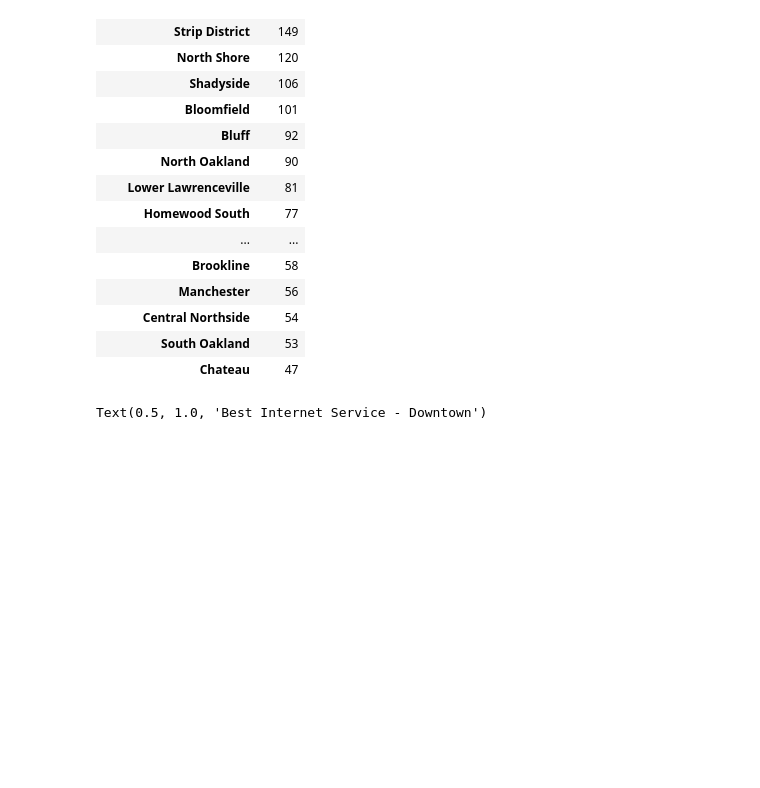
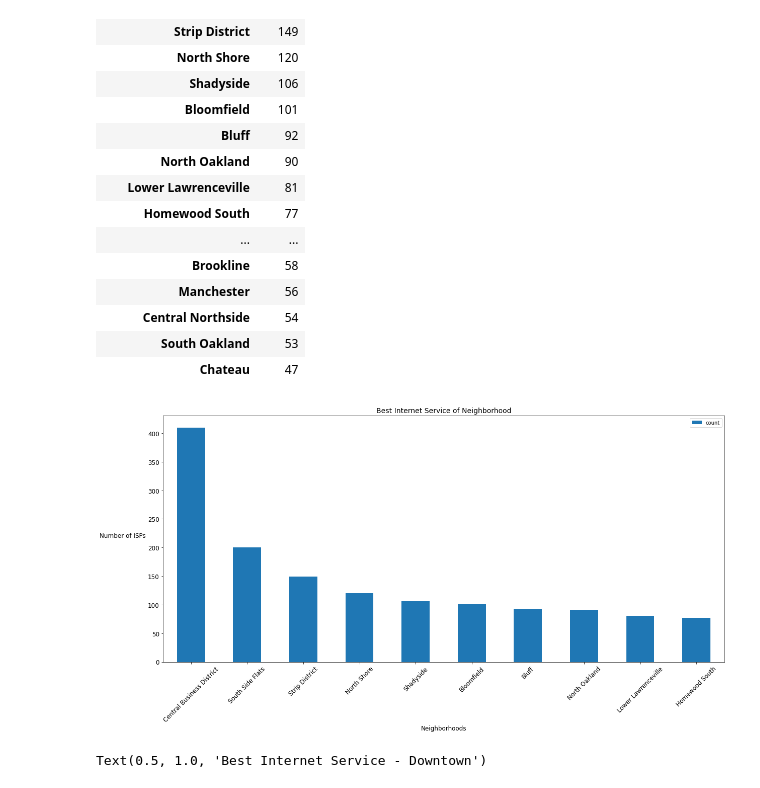
Before and after one commit to EddieTrey/CMPINF0010-Final-Project, a Jupyter notebook: Final Notebook/Overall Notebook.ipynb, the cells around one changed output. Cells and saved outputs as stored; diff of their text form; code cells hidden in the pictures; blank space fills up the shorter version.

```diff
--- a/Final Notebook/Overall Notebook.ipynb
+++ b/Final Notebook/Overall Notebook.ipynb
@@ -152,6 +152,19 @@ df4.head(20)
 | Central Northside | 54 |
 | South Oakland | 53 |
 | Chateau | 47 |
+# %%
+plt.rcParams["figure.figsize"] = [20,9]     # setting graph size or else it's too small
+df4 = df4.iloc[:10]         # show only first 10 neighborhoods
+df4.plot.bar()                     # graphing our dataframe
+plt.title("Best Internet Service of Neighborhood", fontsize = 14)   # graph title
+plt.xticks(fontsize = 12,rotation=45)       # rorate x-axis for readability
+plt.xlabel("Neighborhoods", fontsize = 12)  # set x-axis label
+
+plt.yticks(fontsize = 12)                   # rotate x-axis for readability
+plt.ylabel("Number of ISPs", fontsize = 12, rotation = 0, labelpad = 50)  # y-axis label, padding because it enters the graph body
+plt.show()                                  # show graph more cleanly
+# %% [output]
+[figure, added]
 # %%
 neighborhoods = geopandas.read_file("Neighborhoods/Neighborhoods_.shp") # read in the shapefile
 # do the merge
```
